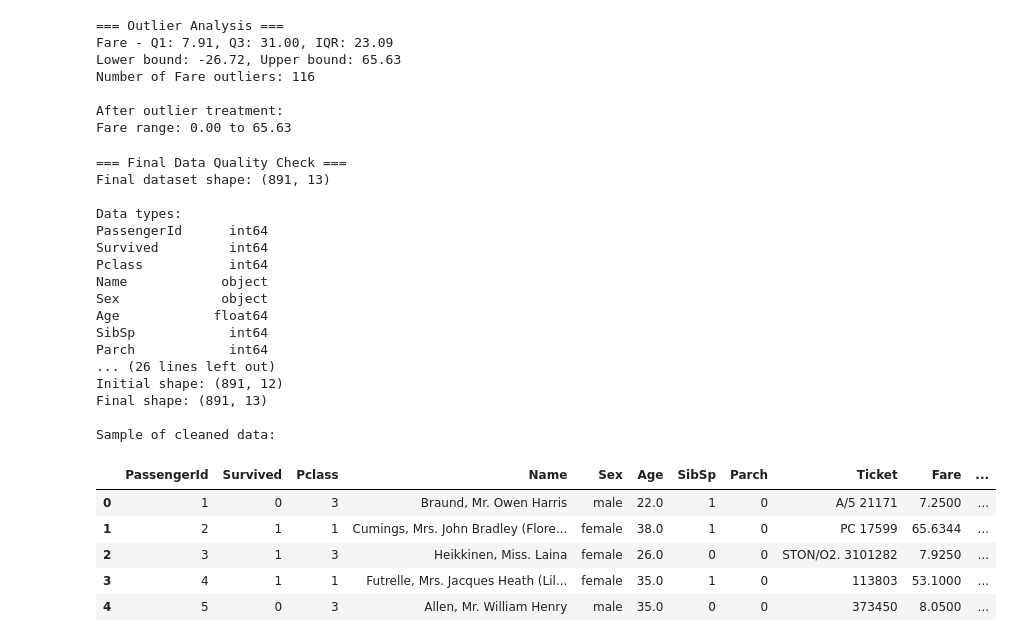
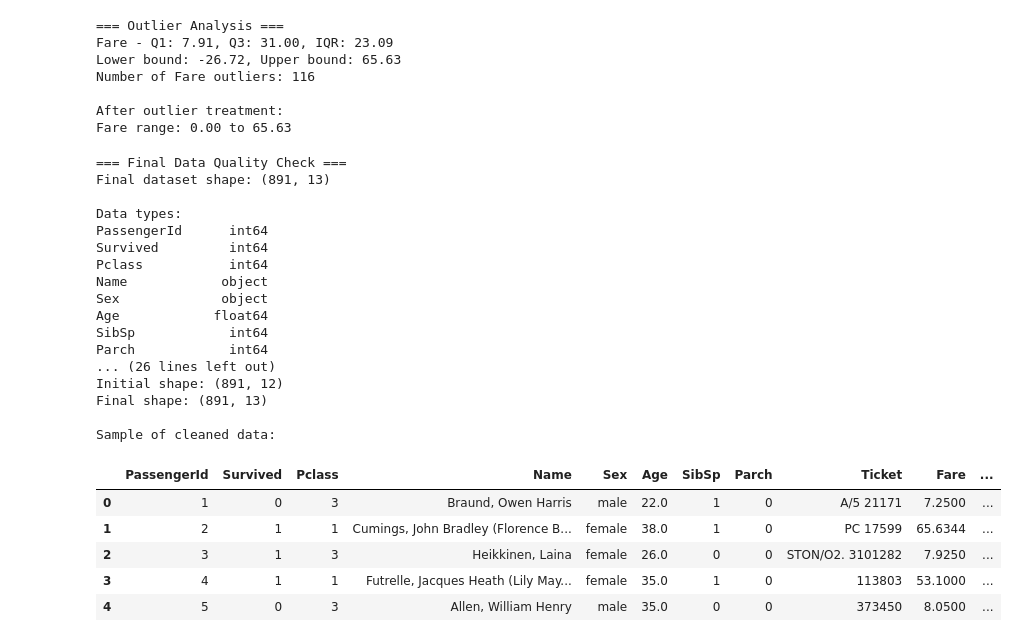
Before and after one commit to Archdel2/csc172-data-cleaning-ciano, a Jupyter notebook: notebooks/data_cleaning.ipynb, the cells around one changed output. Saved outputs shown, nothing was run; the diff lists cells and outputs as text; code cells hidden in the pictures.

```diff
--- a/notebooks/data_cleaning.ipynb
+++ b/notebooks/data_cleaning.ipynb
@@ -27,7 +51,10 @@ print("=== Dataset Information ===")
 df.info()
 
 print("\n=== Summary Statistics ===")
-df.describe(include='all')
+from IPython.display import display
+pd.set_option('display.max_rows', 200)
+pd.set_option('display.max_columns', None)
+display(df.describe(include='all'))
 
 print("\n=== Missing Values ===")
 missing_values = df.isnull().sum()
@@ -36,7 +63,7 @@ missing_info = pd.DataFrame({
     'Missing Count': missing_values,
     'Missing Percentage': missing_percent
 })
-print(missing_info[missing_info['Missing Count'] > 0])
+display(missing_info[missing_info['Missing Count'] > 0])
 
 print("\n=== Duplicate Rows ===")
 print("Duplicate rows:", df.duplicated().sum())
@@ -66,27 +151,29 @@ print(f"Dataset shape: {df.shape}")
 print("Missing values per column:")
 print(df.isnull().sum())
 
-# AI Prompt: "Generate Pandas code to handle missing values in Titanic dataset for Age, Cabin, and Embarked columns appropriately"
-
-# AI Response suggested:
+# Approach (updated):
 # - Age: Fill with median (less sensitive to outliers)
-# - Cabin: Too many missing, consider dropping or creating 'Has_Cabin' feature
+# - Cabin: Fill missing with string 'None'
 # - Embarked: Fill with mode (most frequent)
+# - Title: Extract from Name; remove honorific tokens from Name but keep Title column
 
 # Handle Age - fill with median
 age_median = df['Age'].median()
+age_missing_before = df['Age'].isnull().sum()
 df['Age'] = df['Age'].fillna(age_median)
-print(f"Filled {df['Age'].isnull().sum()} missing Age values with median: {age_median}")
+age_filled_count = age_missing_before
+print(f"Filled {age_filled_count} missing Age values with median: {age_median}")
 
 # Handle Embarked - fill with mode
 embarked_mode = df['Embarked'].mode()[0]
+embarked_missing_before = df['Embarked'].isnull().sum()
 df['Embarked'] = df['Embarked'].fillna(embarked_mode)
-print(f"Filled {df['Embarked'].isnull().sum()} missing Embarked values with mode: {embarked_mode}")
+embarked_filled_count = embarked_missing_before
+print(f"Filled {embarked_filled_count} missing Embarked values with mode: {embarked_mode}")
 
-# Handle Cabin - create Has_Cabin feature and drop original column
-df['Has_Cabin'] = df['Cabin'].notna().astype(int)
-df = df.drop('Cabin', axis=1)
-print("Created 'Has_Cabin' feature and dropped 'Cabin' column")
+# Handle Cabin - keep column, fill missing with 'None'
+df['Cabin'] = df['Cabin'].fillna('None')
+print("Filled missing 'Cabin' with 'None'")
 
 print("\nAfter handling missing values:")
 print(f"Dataset shape: {df.shape}")
@@ -147,16 +234,19 @@ print("Sex:", df['Sex'].unique())
 print("Embarked:", df['Embarked'].unique())
 
 # Fix Name column formatting
-df['Name'] = df['Name'].str.title()
-
-# Create Title feature from Name
-df['Title'] = df['Name'].str.extract(' ([A-Za-z]+)\.', expand=False)
+# Extract Title first, then strip honorific from Name
+# Use raw string to avoid invalid escape warnings
+df['Title'] = df['Name'].str.extract(r' ([A-Za-z]+)\.', expand=False)
 df['Title'] = df['Title'].replace(['Lady', 'Countess','Capt', 'Col', 'Don', 'Dr',
                                     'Major', 'Rev', 'Sir', 'Jonkheer', 'Dona'], 'Rare')
 df['Title'] = df['Title'].replace('Mlle', 'Miss')
 df['Title'] = df['Title'].replace('Ms', 'Miss')
 df['Title'] = df['Title'].replace('Mme', 'Mrs')
 
+# Clean Name: title case and remove the honorific token like ' Mr.' or ' Mrs.'
+df['Name'] = df['Name'].str.title()
+df['Name'] = df['Name'].str.replace(r'\s(Mr|Mrs|Miss|Master|Rare)\.', '', regex=True)
+
 print("\nTitle distribution:")
 print(df['Title'].value_counts())
 # %% [output]
@@ -217,38 +320,39 @@ print(f"Final dataset shape: {df.shape}")
 print("\nData types:")
 print(df.dtypes)
 print("\nMissing values:")
 print(df.isnull().sum())
 print("\nDuplicate rows:", df.duplicated().sum())
 
 print("\n=== Before vs After Comparison ===")
 print("Initial shape:", pd.read_csv("../data/raw_dataset.csv").shape)
 print("Final shape:", df.shape)
 
 print("\nSample of cleaned data:")
-df.head()
+from IPython.display import display
+display(df.head())
 # %% [output]
 === Final Data Quality Check ===
 Final dataset shape: (891, 13)
 
 Data types:
 PassengerId      int64
 Survived         int64
 Pclass           int64
 Name            object
 Sex             object
 Age            float64
 SibSp            int64
 Parch            int64
 ... (26 lines left out)
 Initial shape: (891, 12)
 Final shape: (891, 13)
 
 Sample of cleaned data:
 |  | PassengerId | Survived | Pclass | Name | Sex | Age | SibSp | Parch | Ticket | Fare | ... |
-| 0 | 1 | 0 | 3 | Braund, Mr. Owen Harris | male | 22.0 | 1 | 0 | A/5 21171 | 7.2500 | ... |
-| 1 | 2 | 1 | 1 | Cumings, Mrs. John Bradley (Flore... | female | 38.0 | 1 | 0 | PC 17599 | 65.6344 | ... |
-| 2 | 3 | 1 | 3 | Heikkinen, Miss. Laina | female | 26.0 | 0 | 0 | STON/O2. 3101282 | 7.9250 | ... |
-| 3 | 4 | 1 | 1 | Futrelle, Mrs. Jacques Heath (Lil... | female | 35.0 | 1 | 0 | 113803 | 53.1000 | ... |
-| 4 | 5 | 0 | 3 | Allen, Mr. William Henry | male | 35.0 | 0 | 0 | 373450 | 8.0500 | ... |
+| 0 | 1 | 0 | 3 | Braund, Owen Harris | male | 22.0 | 1 | 0 | A/5 21171 | 7.2500 | ... |
+| 1 | 2 | 1 | 1 | Cumings, John Bradley (Florence B... | female | 38.0 | 1 | 0 | PC 17599 | 65.6344 | ... |
+| 2 | 3 | 1 | 3 | Heikkinen, Laina | female | 26.0 | 0 | 0 | STON/O2. 3101282 | 7.9250 | ... |
+| 3 | 4 | 1 | 1 | Futrelle, Jacques Heath (Lily May... | female | 35.0 | 1 | 0 | 113803 | 53.1000 | ... |
+| 4 | 5 | 0 | 3 | Allen, William Henry | male | 35.0 | 0 | 0 | 373450 | 8.0500 | ... |
 # %%
 ## 9. Save Cleaned Dataset
```
Also changed, not shown: parts of 9 cells of this notebook, 2 other files.
